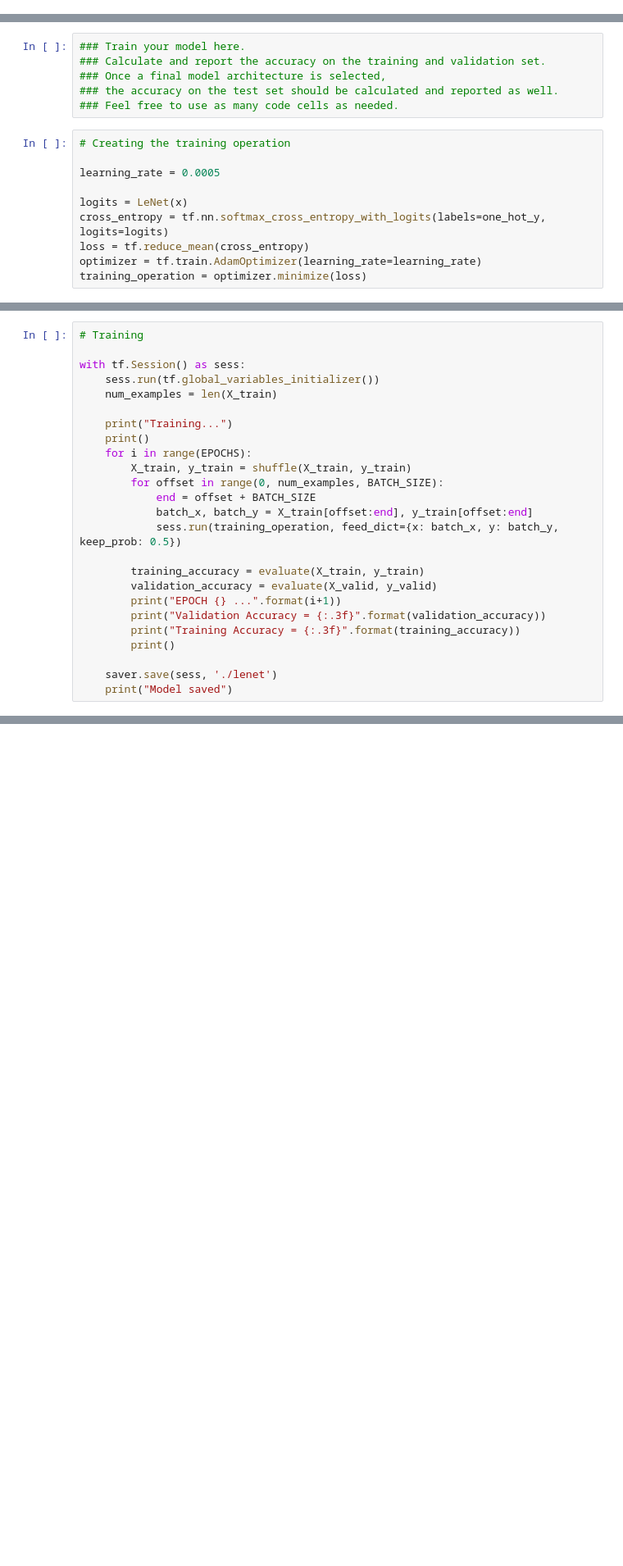
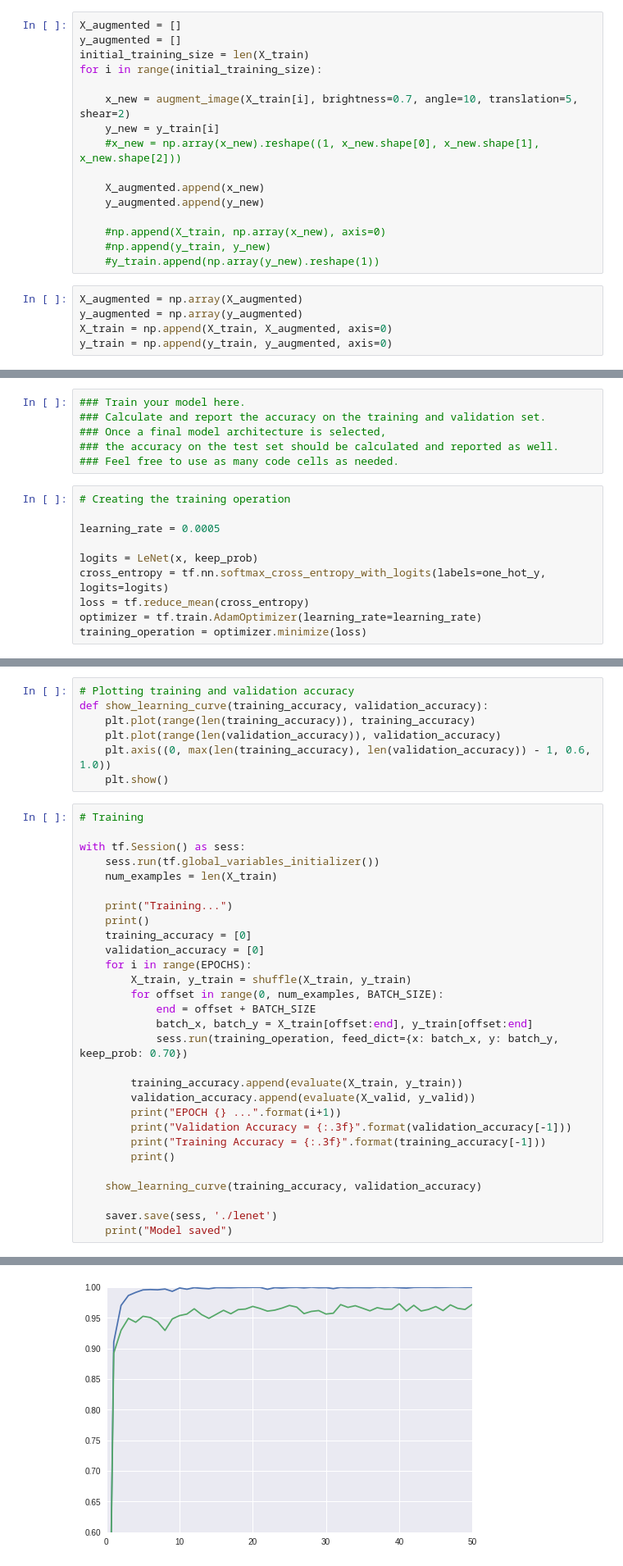
Before and after one commit to spookyQubit/TrafficSignClassification, a Jupyter notebook: Traffic_Sign_Classifier.ipynb, the cells around one changed output, grey strips where cells are left out. Shown at 82% size. Cells and saved outputs as stored; diff of their text form; blank space fills up the shorter version.

```diff
--- a/Traffic_Sign_Classifier.ipynb
+++ b/Traffic_Sign_Classifier.ipynb
@@ -224,3 +296,24 @@ For certain images, it seems very difficult for me to actually find the correct
+# %%
+X_augmented = []
+y_augmented = []
+initial_training_size = len(X_train)
+for i in range(initial_training_size):
+
+    x_new = augment_image(X_train[i], brightness=0.7, angle=10, translation=5, shear=2)
+    y_new = y_train[i]
+    #x_new = np.array(x_new).reshape((1, x_new.shape[0], x_new.shape[1], x_new.shape[2]))
+
+    X_augmented.append(x_new)
+    y_augmented.append(y_new)
+
+    #np.append(X_train, np.array(x_new), axis=0)
+    #np.append(y_train, y_new)
+    #y_train.append(np.array(y_new).reshape(1))
+# %%
+X_augmented = np.array(X_augmented)
+y_augmented = np.array(y_augmented)
+X_train = np.append(X_train, X_augmented, axis=0)
+y_train = np.append(y_train, y_augmented, axis=0)
 # %% [markdown]
 ----
 
@@ -358,7 +463,7 @@ sets imply underfitting. A high accuracy on the training set but low accuracy on
 
 learning_rate = 0.0005
 
-logits = LeNet(x)
+logits = LeNet(x, keep_prob)
 cross_entropy = tf.nn.softmax_cross_entropy_with_logits(labels=one_hot_y, logits=logits)
 loss = tf.reduce_mean(cross_entropy)
 optimizer = tf.train.AdamOptimizer(learning_rate=learning_rate)
@@ -379,6 +484,13 @@ def evaluate(X_data, y_data):
         accuracy = sess.run(accuracy_operation, feed_dict={x: batch_x, y: batch_y, keep_prob: 1.0})
         total_accuracy += (accuracy * len(batch_x))
     return total_accuracy / num_examples
+# %%
+# Plotting training and validation accuracy
+def show_learning_curve(training_accuracy, validation_accuracy):
+    plt.plot(range(len(training_accuracy)), training_accuracy)
+    plt.plot(range(len(validation_accuracy)), validation_accuracy)
+    plt.axis((0, max(len(training_accuracy), len(validation_accuracy)) - 1, 0.6, 1.0))
+    plt.show()
 # %%
 # Training
 
@@ -388,19 +500,23 @@ with tf.Session() as sess:
 
     print("Training...")
     print()
+    training_accuracy = [0]
+    validation_accuracy = [0]
     for i in range(EPOCHS):
         X_train, y_train = shuffle(X_train, y_train)
         for offset in range(0, num_examples, BATCH_SIZE):
             end = offset + BATCH_SIZE
             batch_x, batch_y = X_train[offset:end], y_train[offset:end]
-            sess.run(training_operation, feed_dict={x: batch_x, y: batch_y, keep_prob: 0.5})
+            sess.run(training_operation, feed_dict={x: batch_x, y: batch_y, keep_prob: 0.70})
 
-        training_accuracy = evaluate(X_train, y_train)
-        validation_accuracy = evaluate(X_valid, y_valid)
+        training_accuracy.append(evaluate(X_train, y_train))
+        validation_accuracy.append(evaluate(X_valid, y_valid))
         print("EPOCH {} ...".format(i+1))
-        print("Validation Accuracy = {:.3f}".format(validation_accuracy))
-        print("Training Accuracy = {:.3f}".format(training_accuracy))
+        print("Validation Accuracy = {:.3f}".format(validation_accuracy[-1]))
+        print("Training Accuracy = {:.3f}".format(training_accuracy[-1]))
         print()
+
+    show_learning_curve(training_accuracy, validation_accuracy)
 
     saver.save(sess, './lenet')
     print("Model saved")
@@ -424,0 +541 @@ Model saved
+[figure, added]
```
Also changed, not shown: parts of 15 cells of this notebook, 11 other files.
